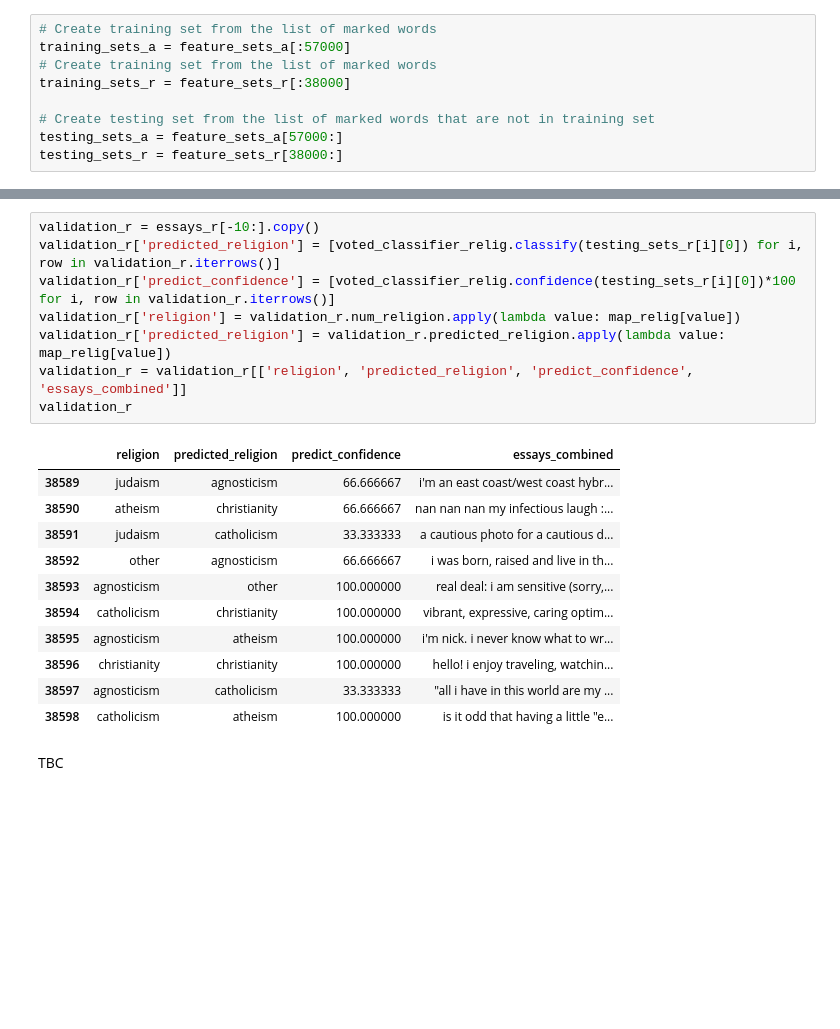
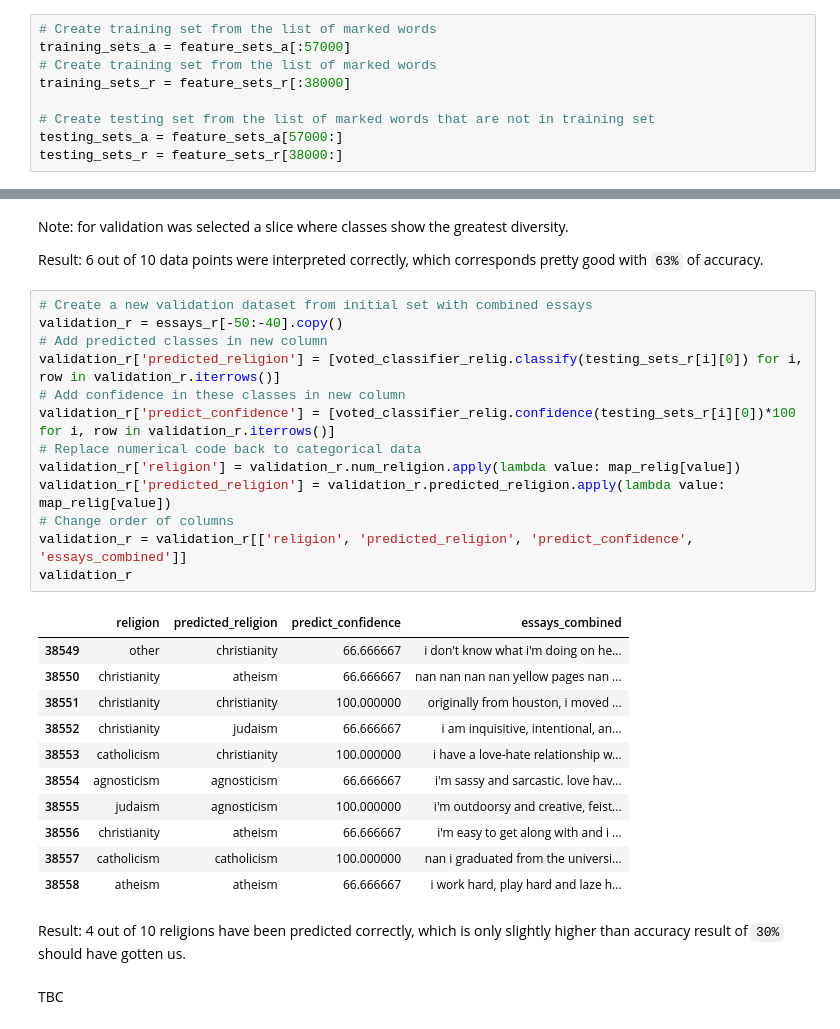
Before and after one commit to 3quetra/portfolio, a Jupyter notebook: ml/supervised_learning/dating_app_profiles_analysis.ipynb, the cells around one changed output, grey strips where cells are left out. Drawn from its saved outputs; the diff is of its cells as text; blank space fills up the shorter version.

Commit message:
Add comments and optimize

```diff
--- a/ml/supervised_learning/dating_app_profiles_analysis.ipynb
+++ b/ml/supervised_learning/dating_app_profiles_analysis.ipynb
@@ -827,25 +956,36 @@ validation_a
 | 57626 | 40-59 | 30-39 | 100.000000 | hello! i enjoy traveling, watchin... |
 | 57627 | 18-29 | 18-29 | 100.000000 | "all i have in this world are my ... |
 | 57628 | 30-39 | 18-29 | 66.666667 | is it odd that having a little "e... |
+# %% [markdown]
+Note: for validation was selected a slice where classes show the greatest diversity.
+
+Result: 6 out of 10 data points were interpreted correctly, which corresponds pretty good with `63%` of accuracy.
 # %%
-validation_r = essays_r[-10:].copy()
+# Create a new validation dataset from initial set with combined essays
+validation_r = essays_r[-50:-40].copy()
+# Add predicted classes in new column
 validation_r['predicted_religion'] = [voted_classifier_relig.classify(testing_sets_r[i][0]) for i, row in validation_r.iterrows()]
+# Add confidence in these classes in new column
 validation_r['predict_confidence'] = [voted_classifier_relig.confidence(testing_sets_r[i][0])*100 for i, row in validation_r.iterrows()]
+# Replace numerical code back to categorical data
 validation_r['religion'] = validation_r.num_religion.apply(lambda value: map_relig[value])
 validation_r['predicted_religion'] = validation_r.predicted_religion.apply(lambda value: map_relig[value])
+# Change order of columns
 validation_r = validation_r[['religion', 'predicted_religion', 'predict_confidence', 'essays_combined']]
 validation_r
 # %% [output]
 |  | religion | predicted_religion | predict_confidence | essays_combined |
-| 38589 | judaism | agnosticism | 66.666667 | i'm an east coast/west coast hybr... |
-| 38590 | atheism | christianity | 66.666667 | nan nan nan my infectious laugh :... |
-| 38591 | judaism | catholicism | 33.333333 | a cautious photo for a cautious d... |
-| 38592 | other | agnosticism | 66.666667 | i was born, raised and live in th... |
-| 38593 | agnosticism | other | 100.000000 | real deal: i am sensitive (sorry,... |
-| 38594 | catholicism | christianity | 100.000000 | vibrant, expressive, caring optim... |
-| 38595 | agnosticism | atheism | 100.000000 | i'm nick. i never know what to wr... |
-| 38596 | christianity | christianity | 100.000000 | hello! i enjoy traveling, watchin... |
-| 38597 | agnosticism | catholicism | 33.333333 | "all i have in this world are my ... |
-| 38598 | catholicism | atheism | 100.000000 | is it odd that having a little "e... |
+| 38549 | other | christianity | 66.666667 | i don't know what i'm doing on he... |
+| 38550 | christianity | atheism | 66.666667 | nan nan nan nan yellow pages nan ... |
+| 38551 | christianity | christianity | 100.000000 | originally from houston, i moved ... |
+| 38552 | christianity | judaism | 66.666667 | i am inquisitive, intentional, an... |
+| 38553 | catholicism | christianity | 100.000000 | i have a love-hate relationship w... |
+| 38554 | agnosticism | agnosticism | 66.666667 | i'm sassy and sarcastic. love hav... |
+| 38555 | judaism | agnosticism | 100.000000 | i'm outdoorsy and creative, feist... |
+| 38556 | christianity | atheism | 66.666667 | i'm easy to get along with and i ... |
+| 38557 | catholicism | catholicism | 100.000000 | nan i graduated from the universi... |
+| 38558 | atheism | atheism | 66.666667 | i work hard, play hard and laze h... |
+# %% [markdown]
+Result: 4 out of 10 religions have been predicted correctly, which is only slightly higher than accuracy result of `30%` should have gotten us.
 # %% [markdown]
 TBC
```
Also changed, not shown: parts of 71 cells of this notebook.
